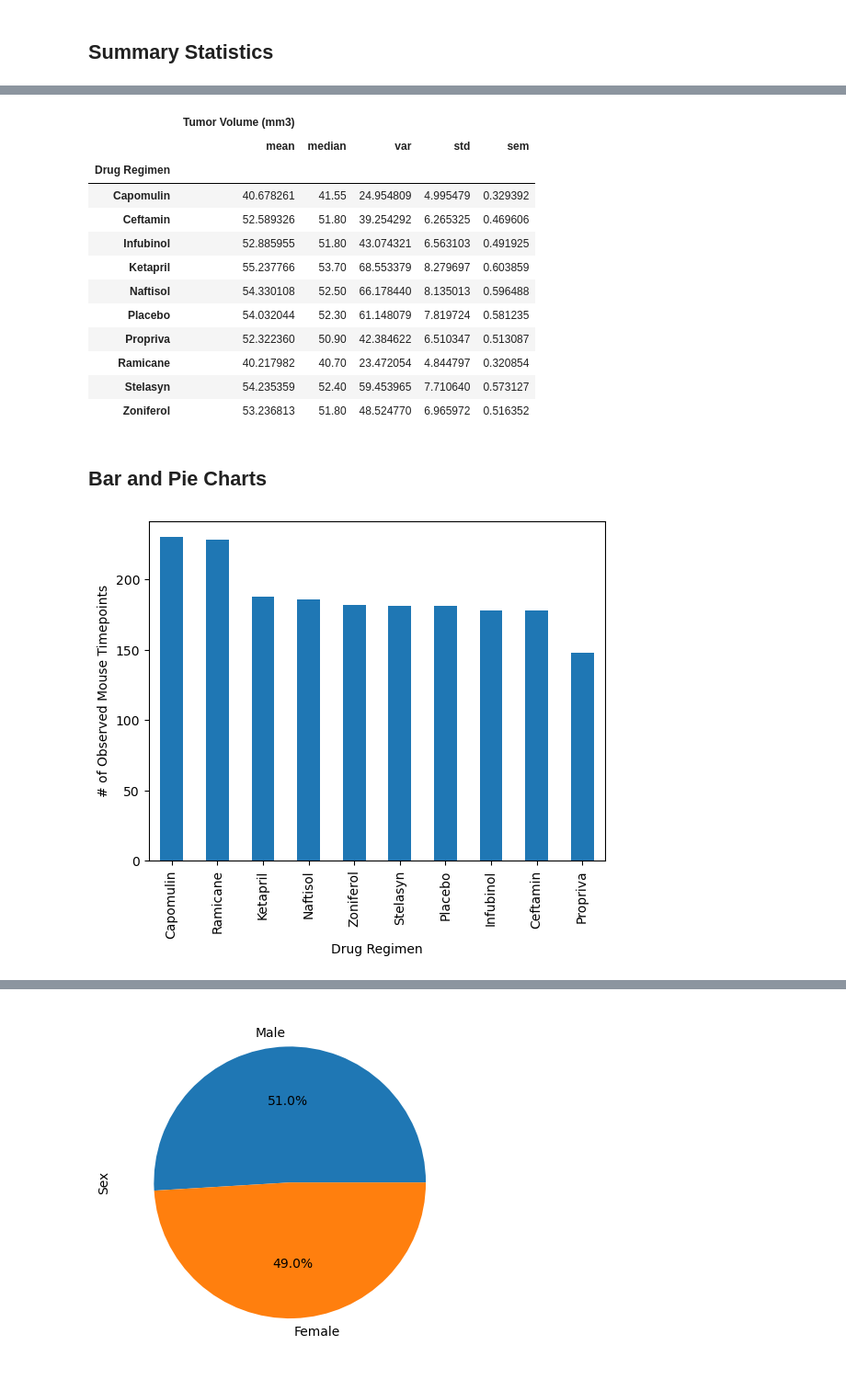
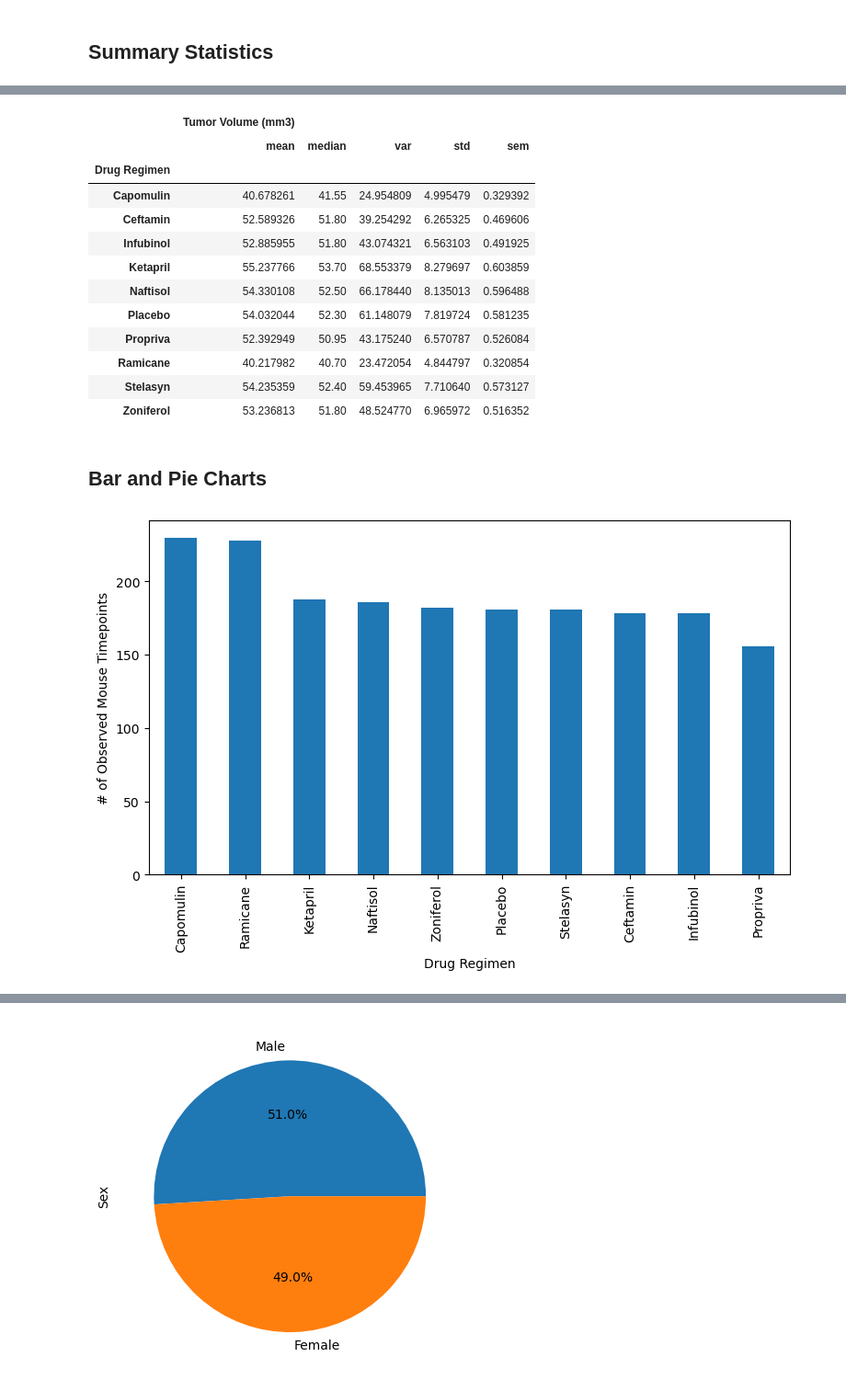
Before and after one commit to Vallkhan/Matplotlib-Project, a Jupyter notebook: pymaceuticals_starter_working_copy.ipynb, the cells around one changed output, grey strips where cells are left out. Shown at 92% size. Saved outputs shown, nothing was run; the diff lists cells and outputs as text; code cells hidden in the pictures.

```diff
--- a/pymaceuticals_starter_working_copy.ipynb
+++ b/pymaceuticals_starter_working_copy.ipynb
@@ -72,6 +88,6 @@ mouse_study_results[mouse_study_results['Mouse ID'] =='g989']
 | 872 | g989 | 35 | 62.6 | 2 | Propriva | Female | 21 | ... |
 # %%
 # Create a clean DataFrame by dropping the duplicate mouse by its ID.
-mouse_study_results = mouse_study_results[['Mouse ID','Timepoint']].drop_duplicates()
+mouse_study_results = mouse_study_results.drop_duplicates(subset=['Mouse ID','Timepoint'], keep= 'first')
 mouse_study_results
 # %% [output]
@@ -144,7 +176,7 @@ mouse_study_results.groupby('Drug Regimen').agg({'Tumor Volume (mm3)':['mean','m
 | Ketapril | 55.237766 | 53.70 | 68.553379 | 8.279697 | 0.603859 |
 | Naftisol | 54.330108 | 52.50 | 66.178440 | 8.135013 | 0.596488 |
 | Placebo | 54.032044 | 52.30 | 61.148079 | 7.819724 | 0.581235 |
-| Propriva | 52.322360 | 50.90 | 42.384622 | 6.510347 | 0.513087 |
+| Propriva | 52.392949 | 50.95 | 43.175240 | 6.570787 | 0.526084 |
 | Ramicane | 40.217982 | 40.70 | 23.472054 | 4.844797 | 0.320854 |
 | Stelasyn | 54.235359 | 52.40 | 59.453965 | 7.710640 | 0.573127 |
 | Zoniferol | 53.236813 | 51.80 | 48.524770 | 6.965972 | 0.516352 |
@@ -152,5 +184,13 @@ mouse_study_results.groupby('Drug Regimen').agg({'Tumor Volume (mm3)':['mean','m
 ## Bar and Pie Charts
 # %%
 # Generate a bar plot showing the total number of rows (Mouse ID/Timepoints) for each drug regimen using Pandas.
+
+df = pd.DataFrame(mouse_study_results[['Drug Regimen','Timepoint']])
+df = df.groupby('Drug Regimen')['Drug Regimen'].count()
+df = df.sort_values(ascending=False)
+
+df.plot(kind= 'bar',figsize= (9,5))
+plt.ylabel("# of Observed Mouse Timepoints")
+plt.show()
 # %% [output]
-[figure, old version]
+[figure, new version]
```
Also changed, not shown: parts of 7 cells of this notebook.
